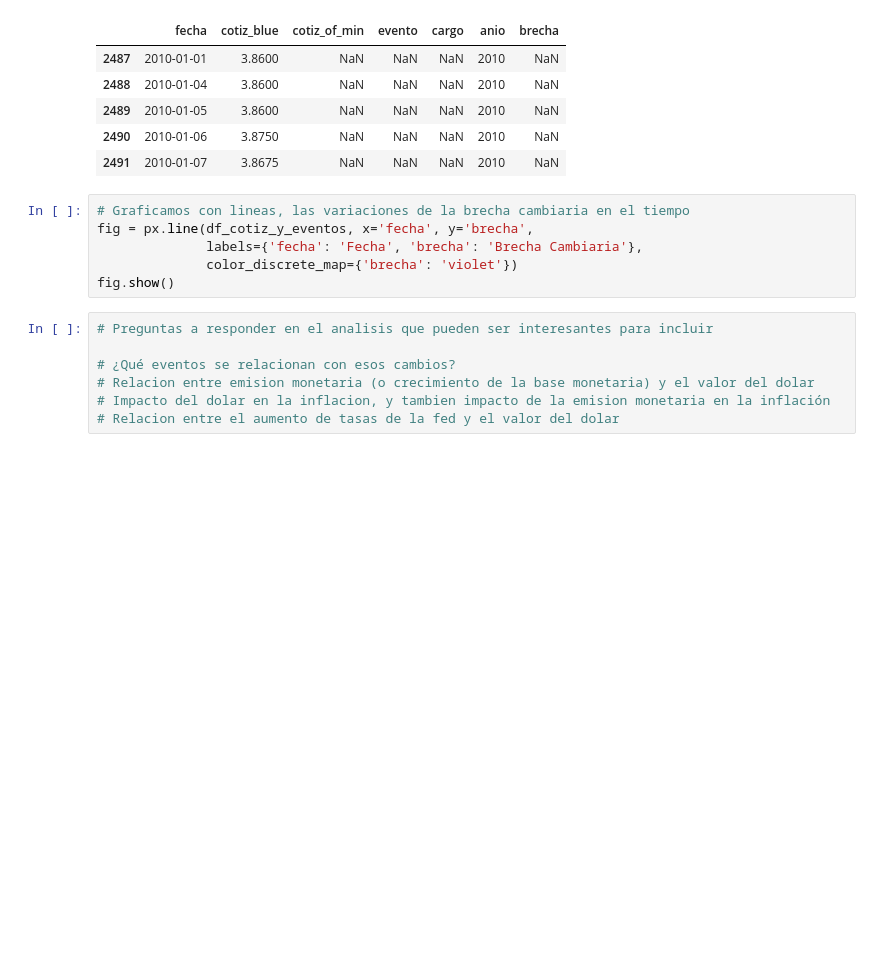
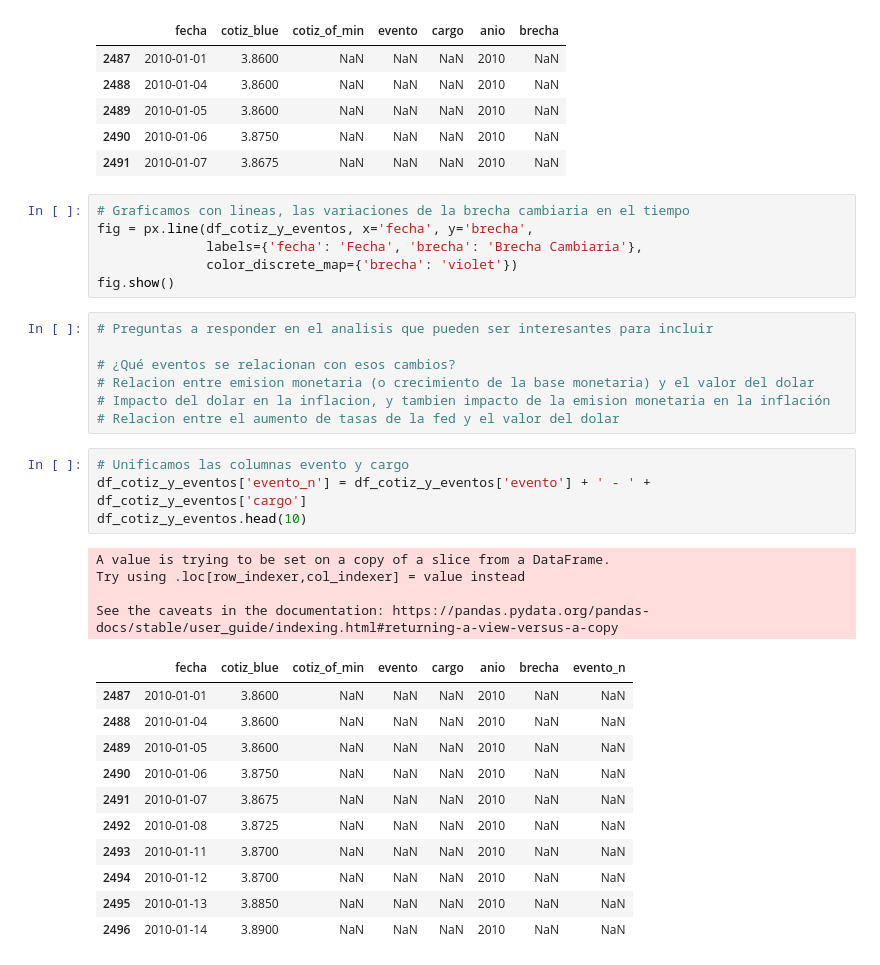
Before and after one commit to Ezemettler/cotiz_usd, a Jupyter notebook: cotiz_usd.ipynb, the cells around one changed output. Cells and saved outputs as stored; diff of their text form; blank space fills up the shorter version.

```diff
--- a/cotiz_usd.ipynb
+++ b/cotiz_usd.ipynb
@@ -237,3 +237,23 @@ fig.show()
 # Relacion entre emision monetaria (o crecimiento de la base monetaria) y el valor del dolar
 # Impacto del dolar en la inflacion, y tambien impacto de la emision monetaria en la inflación
 # Relacion entre el aumento de tasas de la fed y el valor del dolar
+# %%
+# Unificamos las columnas evento y cargo
+df_cotiz_y_eventos['evento_n'] = df_cotiz_y_eventos['evento'] + ' - ' + df_cotiz_y_eventos['cargo']
+df_cotiz_y_eventos.head(10)
+# %% [output]
+A value is trying to be set on a copy of a slice from a DataFrame.
+Try using .loc[row_indexer,col_indexer] = value instead
+
+See the caveats in the documentation: https://pandas.pydata.org/pandas-docs/stable/user_guide/indexing.html#returning-a-view-versus-a-copy
+|  | fecha | cotiz_blue | cotiz_of_min | evento | cargo | anio | brecha | evento_n |
+| 2487 | 2010-01-01 | 3.8600 | NaN | NaN | NaN | 2010 | NaN | NaN |
+| 2488 | 2010-01-04 | 3.8600 | NaN | NaN | NaN | 2010 | NaN | NaN |
+| 2489 | 2010-01-05 | 3.8600 | NaN | NaN | NaN | 2010 | NaN | NaN |
+| 2490 | 2010-01-06 | 3.8750 | NaN | NaN | NaN | 2010 | NaN | NaN |
+| 2491 | 2010-01-07 | 3.8675 | NaN | NaN | NaN | 2010 | NaN | NaN |
+| 2492 | 2010-01-08 | 3.8725 | NaN | NaN | NaN | 2010 | NaN | NaN |
+| 2493 | 2010-01-11 | 3.8700 | NaN | NaN | NaN | 2010 | NaN | NaN |
+| 2494 | 2010-01-12 | 3.8700 | NaN | NaN | NaN | 2010 | NaN | NaN |
+| 2495 | 2010-01-13 | 3.8850 | NaN | NaN | NaN | 2010 | NaN | NaN |
+| 2496 | 2010-01-14 | 3.8900 | NaN | NaN | NaN | 2010 | NaN | NaN |
```
Also changed, not shown: parts of 4 cells of this notebook.
